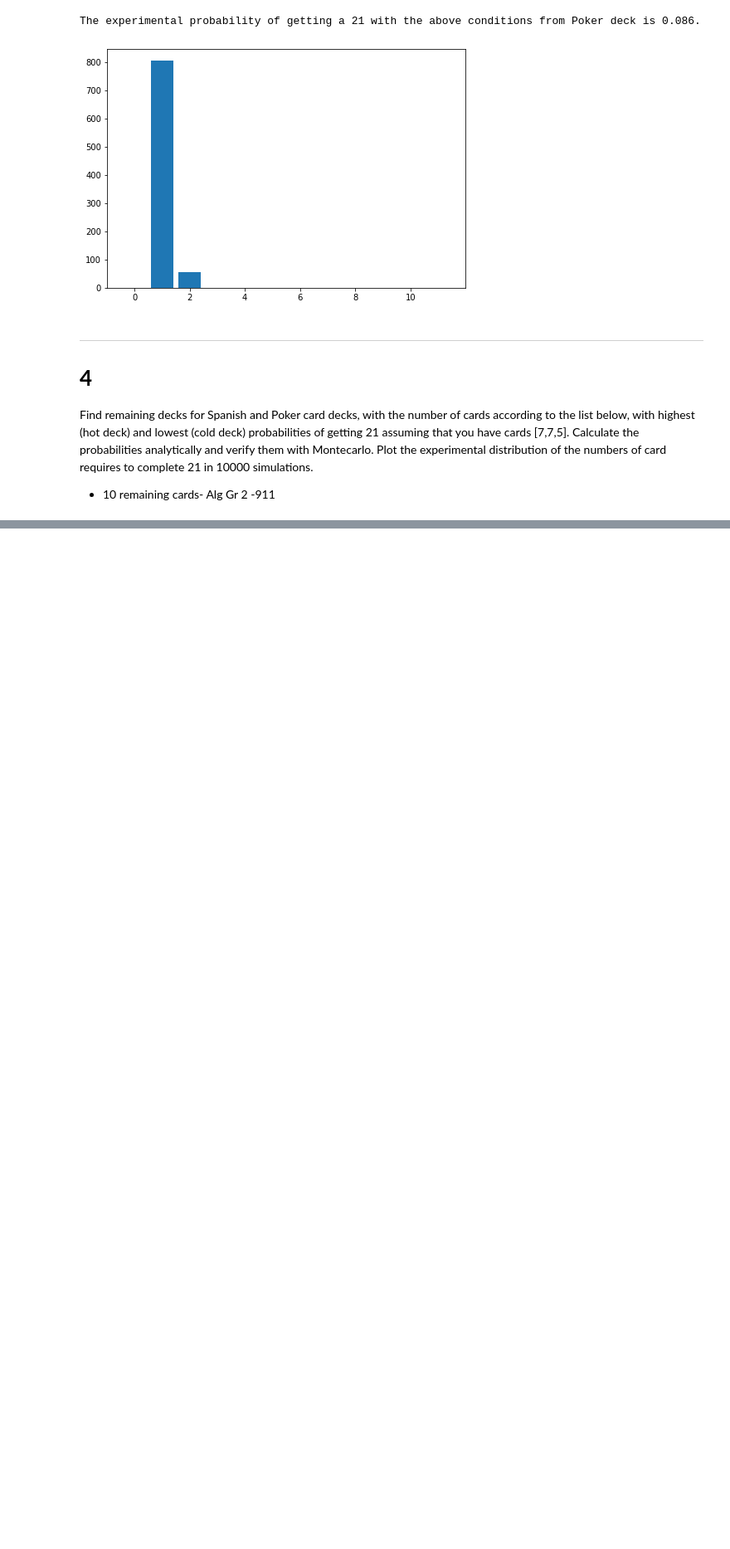
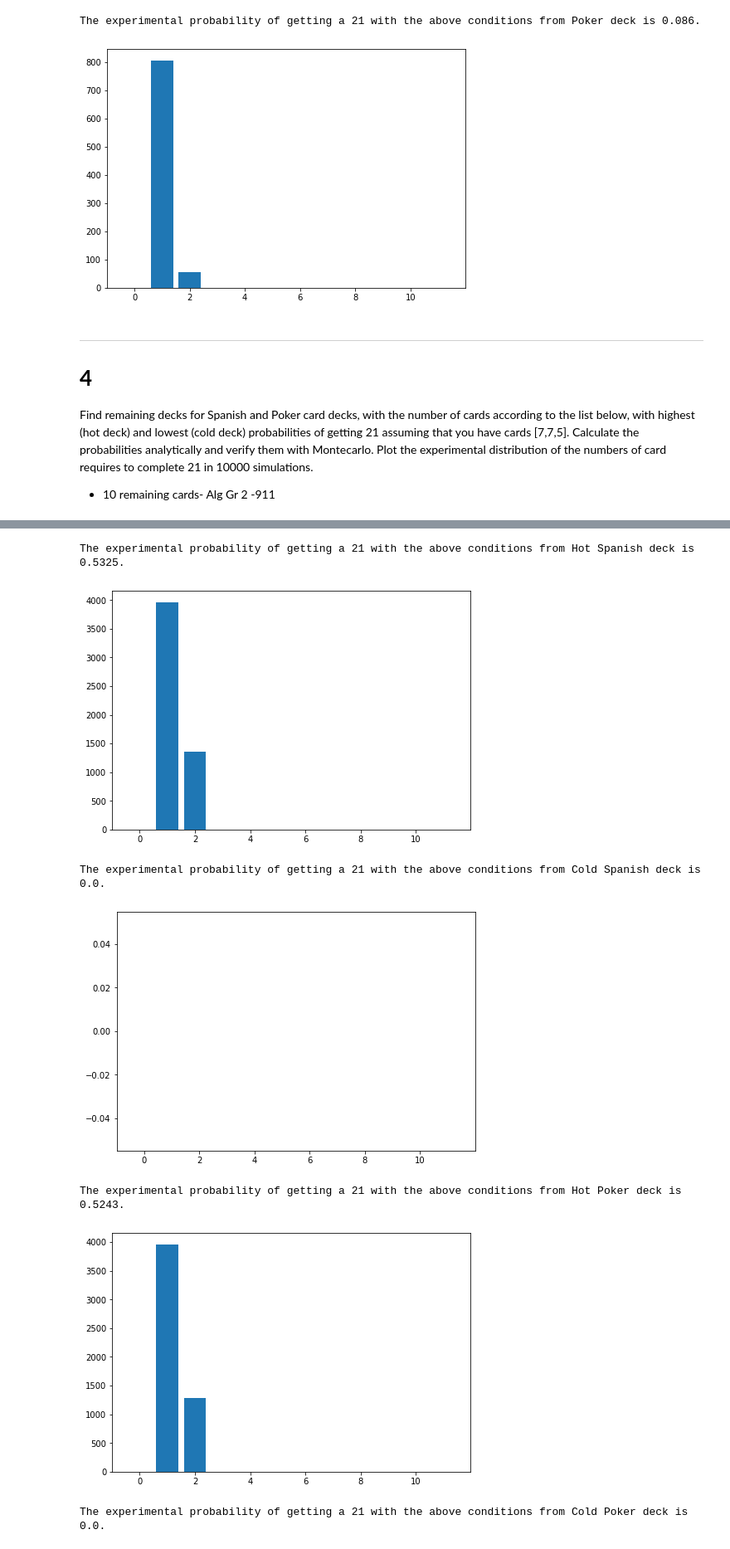
Before and after one commit to ddfulaa/AlgorithmsUN2020II, a Jupyter notebook: 21BlackjackGrClass2StGroup26.ipynb, the cells around one changed output, grey strips where cells are left out. Shown at 83% size. Cells and saved outputs as stored; diff of their text form; code cells hidden in the pictures; blank space fills up the shorter version.

```diff
--- a/21BlackjackGrClass2StGroup26.ipynb
+++ b/21BlackjackGrClass2StGroup26.ipynb
@@ -240,0 +185,52 @@ The probability for obtain a 21 (Poker) 8.76%
+# %%
+n=10000
+spanishHotDeck =[1,2,3,1,2,3,1,2,1,2]
+spanishColdDeck = [10,10,11,11,12,12,12,12,11,11]
+pokerHotDeck =[1,2,3,1,2,3,1,2,1,2]
+pokerColdDeck =[11,11,12,12,13,13,13,13,12,12]
+countSpanishHot = 0 #counts the number of times we got 21 with the Spanish deck
+countPokerHot = 0 #counts the number of times we got 21 with the Poker deck
+countSpanishCold = 0 #counts the number of times we got 21 with the Spanish deck
+countPokerCold = 0 #counts the number of times we got 21 with the Poker deck
+countCardsSpanishHot = [0,0,0,0,0,0,0,0,0,0,0,0]
+countCardsPokerHot = [0,0,0,0,0,0,0,0,0,0,0,0]
+countCardsSpanishCold = [0,0,0,0,0,0,0,0,0,0,0,0]
+countCardsPokerCold = [0,0,0,0,0,0,0,0,0,0,0,0]
+for i in range(1,n+1):
+  countSpanishHot += sum21(spanishHotDeck,countCardsSpanishHot,19) #7+7+5=19
+  countSpanishCold += sum21(spanishColdDeck,countCardsSpanishCold,19) #7+7+5=19
+  countPokerHot += sum21(pokerHotDeck,countCardsPokerHot,19)
+  countPokerCold += sum21(pokerColdDeck,countCardsPokerCold,19)
+probSpanishHot = countSpanishHot / n
+probSpanishCold = countSpanishCold / n
+probPokerHot = countPokerHot / n
+probPokerCold = countPokerCold / n
+
+print("The experimental probability of getting a 21 with the above conditions from Hot Spanish deck is "+ str(probSpanishHot)+".")
+fig1 = plt.figure()
+ax1 = fig1.add_axes([0,0,1,1])
+ax1.bar(range(0,12),countCardsSpanishHot)
+plt.show()
+print("The experimental probability of getting a 21 with the above conditions from Cold Spanish deck is "+ str(probSpanishCold)+".")
+fig1 = plt.figure()
+ax1 = fig1.add_axes([0,0,1,1])
+ax1.bar(range(0,12),countCardsSpanishCold)
+plt.show()
+print("The experimental probability of getting a 21 with the above conditions from Hot Poker deck is "+ str(probPokerHot)+".")
+fig2 = plt.figure()
+ax2 = fig2.add_axes([0,0,1,1])
+ax2.bar(range(0,12),countCardsPokerHot)
+plt.show()
+print("The experimental probability of getting a 21 with the above conditions from Cold Poker deck is "+ str(probPokerCold)+".")
+fig2 = plt.figure()
+ax2 = fig2.add_axes([0,0,1,1])
+ax2.bar(range(0,12),countCardsPokerCold)
+plt.show()
+# %% [output]
+The experimental probability of getting a 21 with the above conditions from Hot Spanish deck is 0.5325.
+[figure, added]
+The experimental probability of getting a 21 with the above conditions from Cold Spanish deck is 0.0.
+[figure, added]
+The experimental probability of getting a 21 with the above conditions from Hot Poker deck is 0.5243.
+[figure, added]
+The experimental probability of getting a 21 with the above conditions from Cold Poker deck is 0.0.
```
Also changed, not shown: parts of 7 cells of this notebook.
